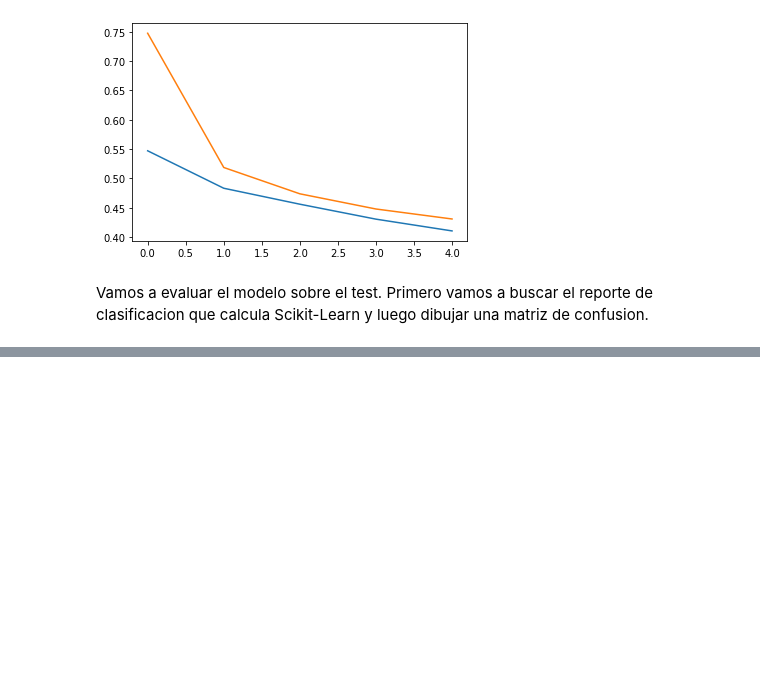
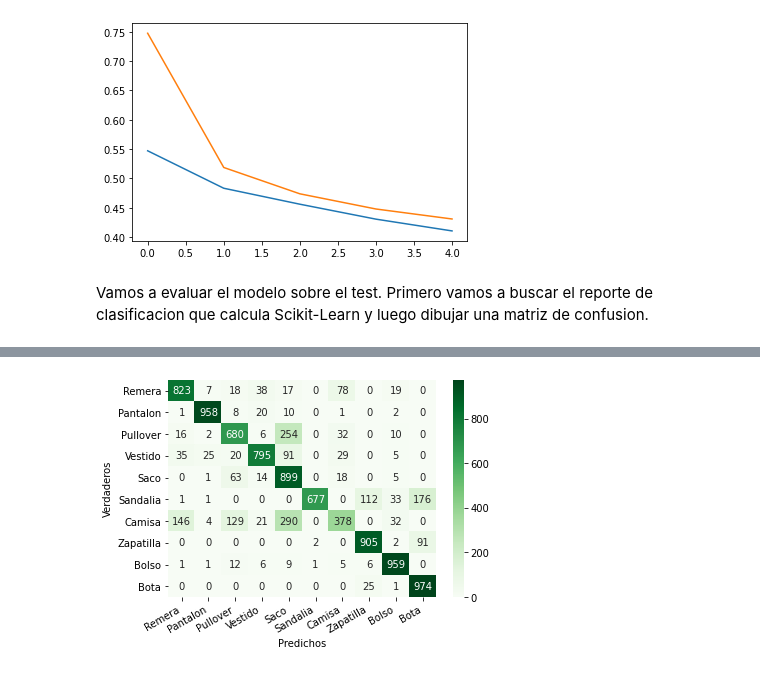
Before and after one commit to nechebarrena/HOML, a Jupyter notebook: HOML_cap_10.ipynb, the cells around one changed output, grey strips where cells are left out. Cells and saved outputs as stored; diff of their text form; code cells hidden in the pictures; blank space fills up the shorter version.

```diff
--- a/HOML_cap_10.ipynb
+++ b/HOML_cap_10.ipynb
@@ -168,3 +172,22 @@ print(reporte)
     accuracy                           0.80     10000
    macro avg       0.82      0.80      0.80     10000
 weighted avg       0.82      0.80      0.80     10000
+# %%
+from sklearn.metrics import confusion_matrix
+cm = confusion_matrix(y_test, y_test_pred_categorical)
+
+import seaborn as sns
+import pandas as pd
+def show_confusion_matrix(confusion_matrix):
+  hmap = sns.heatmap(confusion_matrix, annot=True, fmt="d", cmap="Greens")
+  hmap.yaxis.set_ticklabels(hmap.yaxis.get_ticklabels(), rotation=0, ha='right')
+  hmap.xaxis.set_ticklabels(hmap.xaxis.get_ticklabels(), rotation=30, ha='right')
+  plt.ylabel('Verdaderos')
+  plt.xlabel('Predichos');
+clases = ('OTROS','CINCOS')
+
+df_cm = pd.DataFrame(cm, index=class_names, columns=class_names)
+plt.figure()
+show_confusion_matrix(df_cm)
+# %% [output]
+[figure, added]
```
Also changed, not shown: parts of 3 cells of this notebook.
